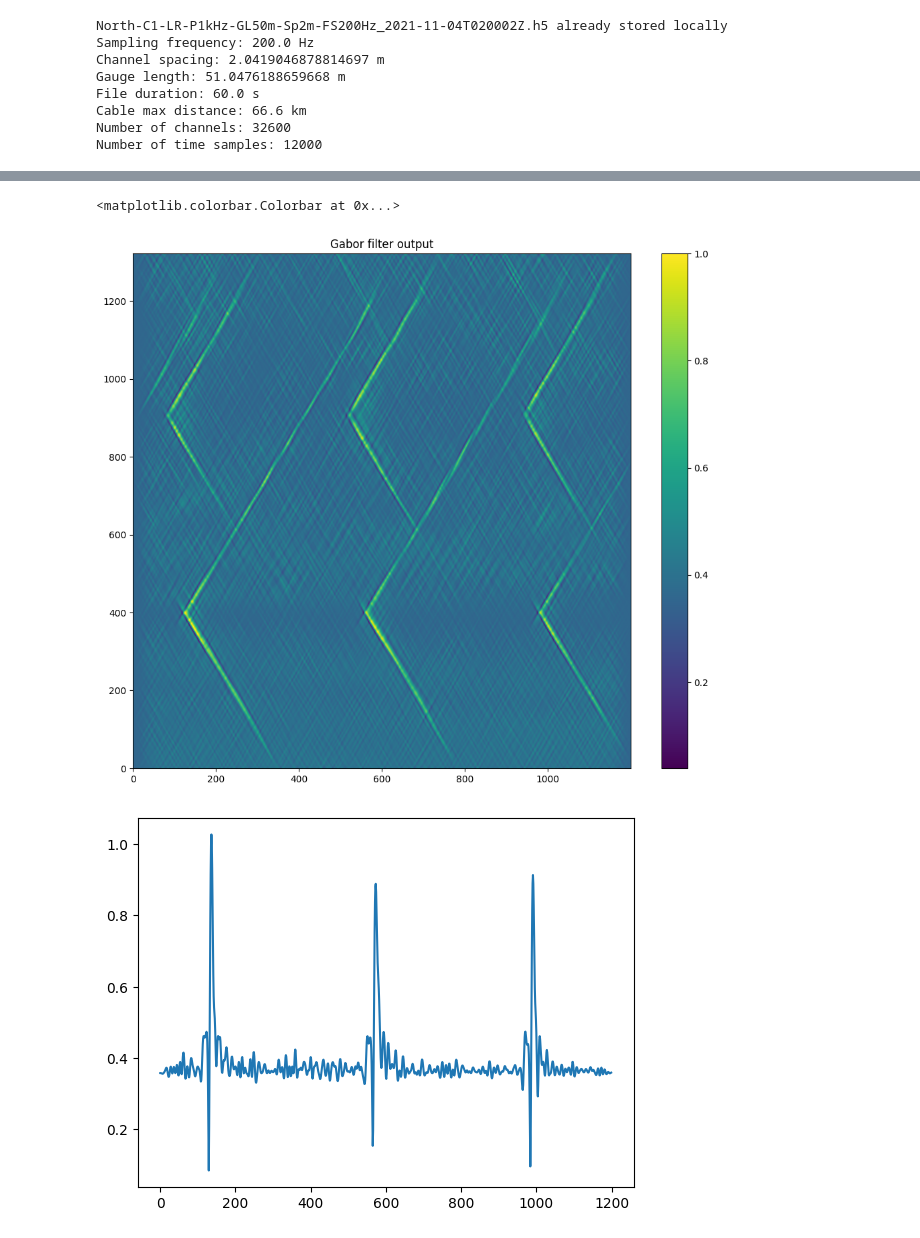
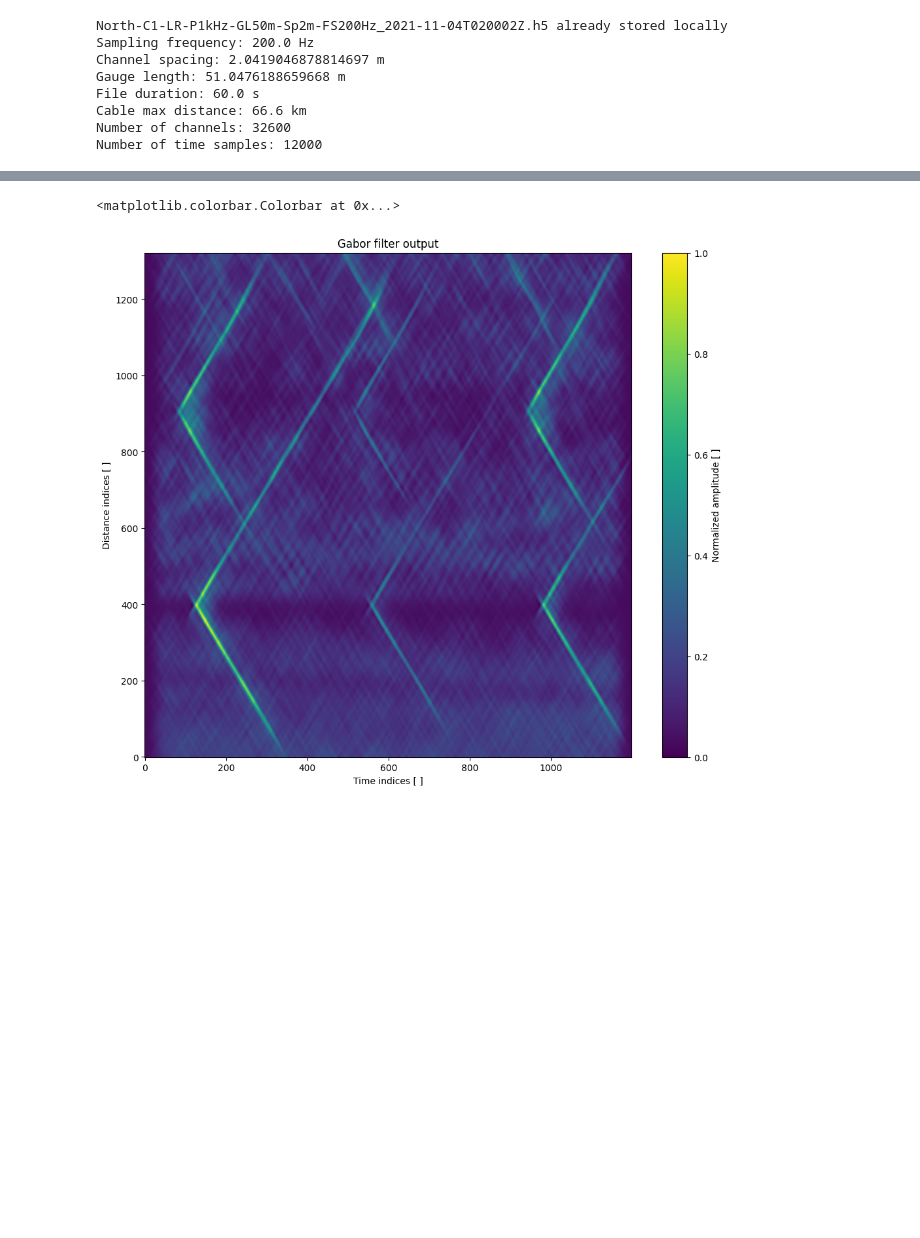
Before and after one commit to Ocean-Data-Lab/Goestchel_JASA_2025, a Jupyter notebook: main_compmat.ipynb, the cells around one changed output, grey strips where cells are left out. Drawn from its saved outputs; the diff is of its cells as text; code cells hidden in the pictures; blank space fills up the shorter version.

```diff
--- a/main_compmat.ipynb
+++ b/main_compmat.ipynb
@@ -108,25 +121,23 @@ theta_c0 = dw.improcess.angle_fromspeed(c0, fs, dx, selected_channels)
 # ksize = 136   # Kernel size
 # gamma = 0.15 # Spatial aspect ratio (controls the ellipticity of the filter)
 
-lambd = fs / 20 # Wavelength of the sinusoidal carrier
+# lambd = fs / 20 # Wavelength of the sinusoidal carrier
+# sigma = 4 # Standard deviation of the Gaussian envelope
+# ksize = int(25 * sigma) # Kernel size
+# theta = np.pi/2 + np.deg2rad(theta_c0) # Orientation angle (in radians)
+# gamma = 0.15 # Spatial aspect ratio (controls the ellipticity of the filter)
+
+ksize = 100  # Kernel size
 sigma = 4 # Standard deviation of the Gaussian envelope
-ksize = int(25 * sigma) # Kernel size
 theta = np.pi/2 + np.deg2rad(theta_c0) # Orientation angle (in radians)
+lambd = 20 #theta_c0 * np.pi / 180  # Wavelength of the sinusoidal factor
 gamma = 0.15 # Spatial aspect ratio (controls the ellipticity of the filter)
 
-# ksize = 100  # Kernel size
-# sigma = 4 # Standard deviation of the Gaussian envelope
-# theta = np.pi/2 + np.deg2rad(theta_c0) # Orientation angle (in radians)
-# lambd = 20 #theta_c0 * np.pi / 180  # Wavelength of the sinusoidal factor
-# gamma = 0.15 # Spatial aspect ratio (controls the ellipticity of the filter)
 print(f'Gabor filter parameters: theta={theta}, lambd={lambd}, sigma={sigma}, ksize={ksize}, gamma={gamma}')
 
 # Create the Gabor filter
 gabor_filtup = cv2.getGaborKernel((ksize, ksize), sigma, theta, lambd, gamma, 0, ktype=cv2.CV_64F)
 gabor_filtdown = np.flipud(gabor_filtup)
-
-# gabor_filtup = gen_Gabor_customcarrier(np.pi/4)
-# gabor_filtdown = np.flipud(gabor_filtup)
 
 # Create custom Gabor filter with hyperbolic carrier
 HF_note = dw.detect.gen_hyperbolic_chirp(17.8, 28.8, 0.68, fs)
@@ -155,31 +166,29 @@ Text(0, 0.5, 'Filter amplitude')
 # %%
-im = trf_fk.copy()
-im = dw.dsp.snr_tr_array(im)
+# im = trf_fk.copy()
+# im = dw.dsp.snr_tr_array(im)
+# im[im < 0] = 0
+# imagebin = dw.improcess.binning(im, 1/10, 1/10)
+# imagebin = dw.improcess.scale_pixels(imagebin) * 255
+
+# fimage = cv2.filter2D(imagebin,-1, gabor_filtup) + cv2.filter2D(imagebin, -1, gabor_filtdown)
+# fimage = abs(sp.hilbert(dw.improcess.scale_pixels(fimage), axis=1))
+
+
+im = SNR_hf.copy()
 im[im < 0] = 0
-imagebin = dw.improcess.binning(im, 1/10, 1/10)
-imagebin = dw.improcess.scale_pixels(imagebin) * 255
+image = dw.improcess.scale_pixels(im) * 255
+imagebin = dw.improcess.binning(image, 1/10, 1/10)
 
-fimage = cv2.filter2D(imagebin,-1, gabor_filtup) + cv2.filter2D(imagebin, -1, gabor_filtdown)
-fimage = abs(sp.hilbert(dw.improcess.scale_pixels(fimage), axis=1))
+fimage = cv2.filter2D(imagebin, cv2.CV_64F, gabor_filtup) + cv2.filter2D(imagebin, cv2.CV_64F, gabor_filtdown)
+fimage = dw.improcess.scale_pixels(fimage)
 
 # Print the image
 plt.figure(figsize=(12, 10))
 plt.imshow(fimage, cmap='viridis', aspect='auto', origin='lower', vmax=1)
+plt.xlabel('Time indices [ ]')
+plt.ylabel('Distance indices [ ]')
 plt.title('Gabor filter output')
-plt.colorbar()
-
-plt.figure()
-plt.plot(fimage[380, :])
-
-# Threshold the image
-threshold = 0.3
-mask = fimage > threshold
-
-plt.figure(figsize=(12, 10))
-plt.imshow(mask, cmap='binary_r', aspect='auto', origin='lower')
-plt.title('Gabor filter output')
-plt.colorbar()
+plt.colorbar(label='Normalized amplitude [ ]')
 # %% [output]
 <matplotlib.colorbar.Colorbar at 0x...>
-[figure, old version]
+[figure, new version]
-[figure, removed]
```
Also changed, not shown: parts of 5 cells of this notebook.
